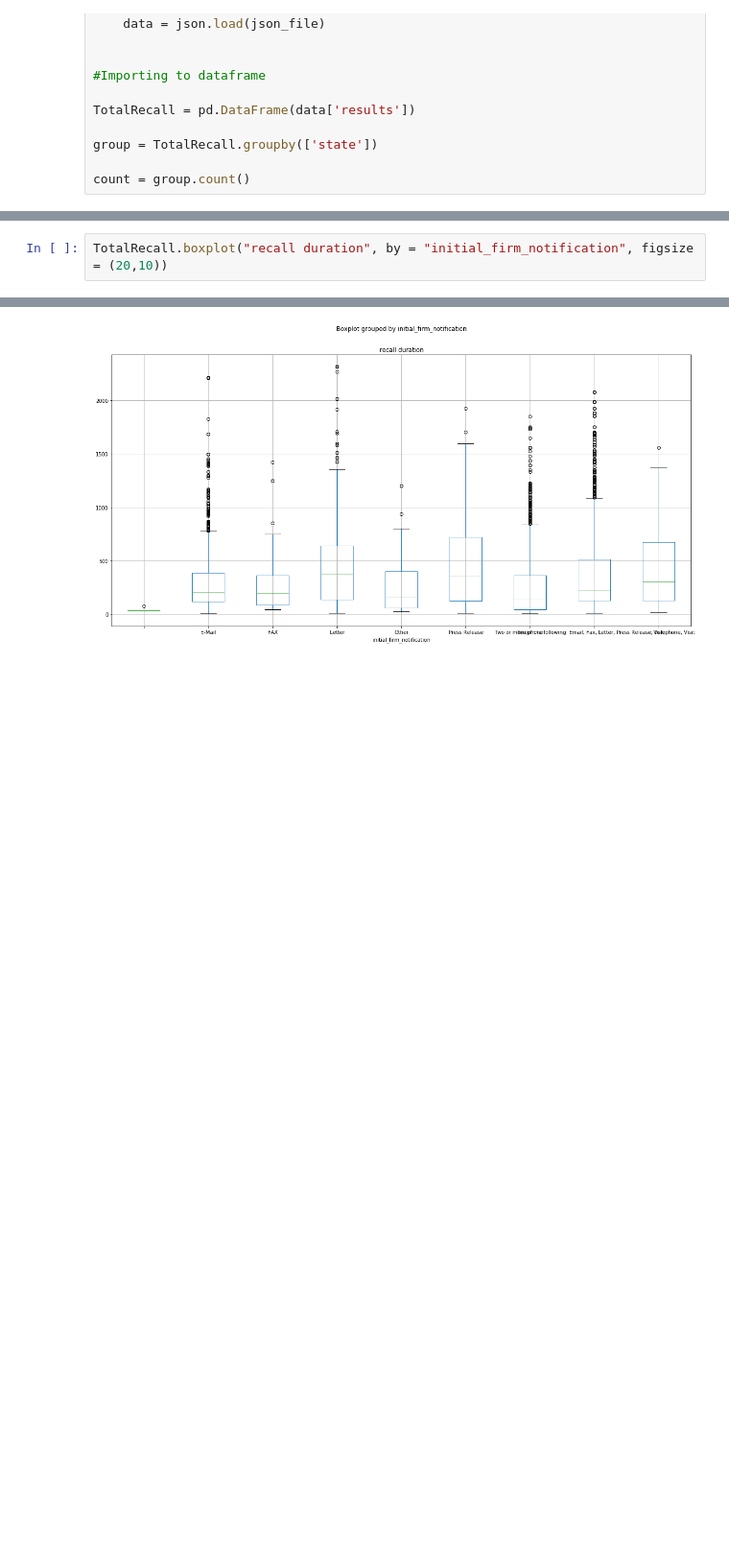
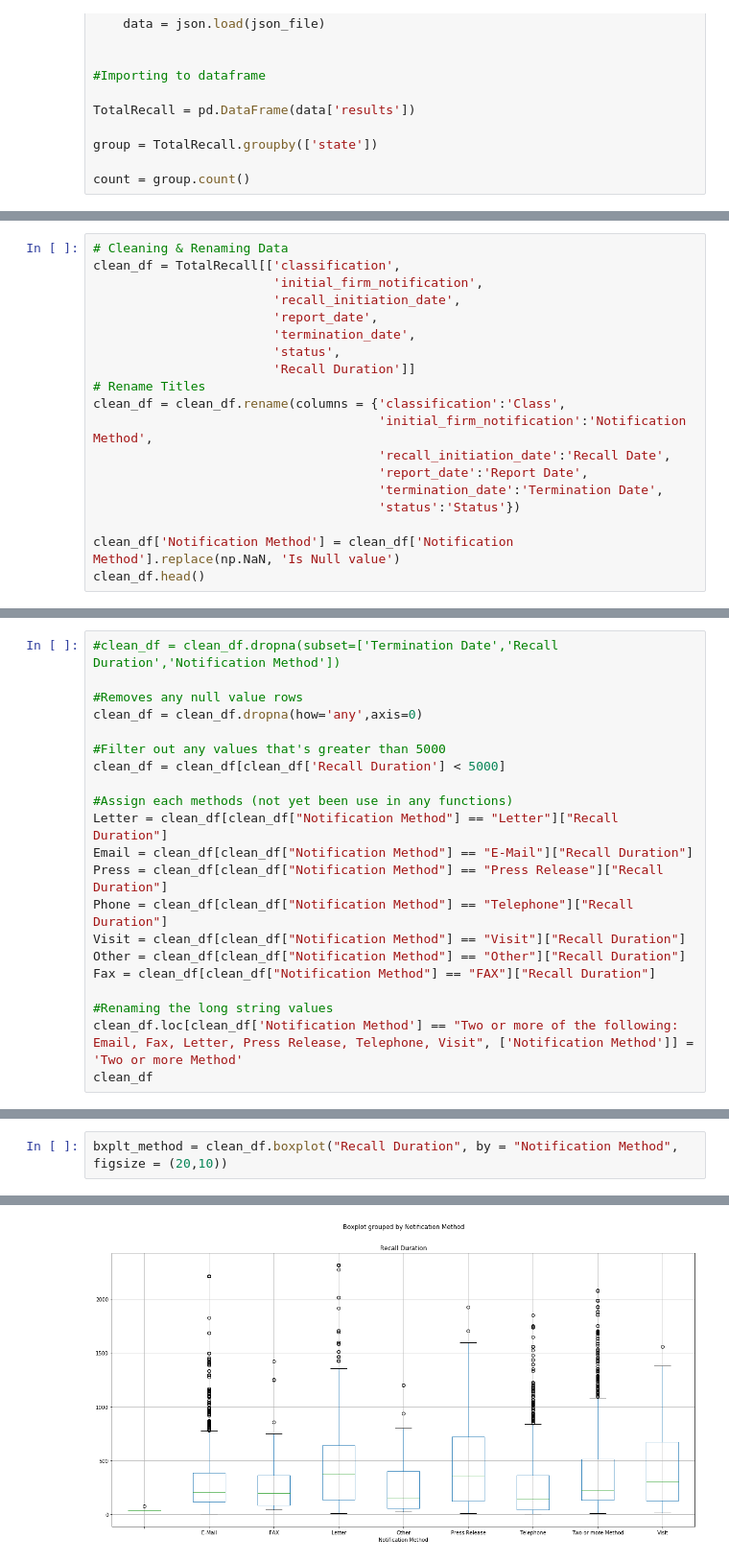
Before and after one commit to shuotang642/Group-2-Project-1, a Jupyter notebook: FDA.ipynb, the cells around one changed output, grey strips where cells are left out. Shown: that part at 96% size. Cells and saved outputs as stored; diff of their text form; blank space fills up the shorter version.

```diff
--- a/FDA.ipynb
+++ b/FDA.ipynb
@@ -48,0 +42,19 @@ Fax = TotalRecall[TotalRecall["initial_firm_notification"] == "FAX"]["recall dur
+# %%
+# Cleaning & Renaming Data
+clean_df = TotalRecall[['classification',
+                        'initial_firm_notification',
+                        'recall_initiation_date',
+                        'report_date',
+                        'termination_date',
+                        'status',
+                        'Recall Duration']]
+# Rename Titles
+clean_df = clean_df.rename(columns = {'classification':'Class',
+                                      'initial_firm_notification':'Notification Method',
+                                      'recall_initiation_date':'Recall Date',
+                                      'report_date':'Report Date',
+                                      'termination_date':'Termination Date',
+                                      'status':'Status'})
+
+clean_df['Notification Method'] = clean_df['Notification Method'].replace(np.NaN, 'Is Null value')
+clean_df.head()
@@ -48,0 +68,21 @@ Fax = TotalRecall[TotalRecall["initial_firm_notification"] == "FAX"]["recall dur
+# %%
+#clean_df = clean_df.dropna(subset=['Termination Date','Recall Duration','Notification Method'])
+
+#Removes any null value rows
+clean_df = clean_df.dropna(how='any',axis=0)
+
+#Filter out any values that's greater than 5000
+clean_df = clean_df[clean_df['Recall Duration'] < 5000]
+
+#Assign each methods (not yet been use in any functions)
+Letter = clean_df[clean_df["Notification Method"] == "Letter"]["Recall Duration"]
+Email = clean_df[clean_df["Notification Method"] == "E-Mail"]["Recall Duration"]
+Press = clean_df[clean_df["Notification Method"] == "Press Release"]["Recall Duration"]
+Phone = clean_df[clean_df["Notification Method"] == "Telephone"]["Recall Duration"]
+Visit = clean_df[clean_df["Notification Method"] == "Visit"]["Recall Duration"]
+Other = clean_df[clean_df["Notification Method"] == "Other"]["Recall Duration"]
+Fax = clean_df[clean_df["Notification Method"] == "FAX"]["Recall Duration"]
+
+#Renaming the long string values
+clean_df.loc[clean_df['Notification Method'] == "Two or more of the following: Email, Fax, Letter, Press Release, Telephone, Visit", ['Notification Method']] = 'Two or more Method'
+clean_df
@@ -49,3 +103,3 @@ Fax = TotalRecall[TotalRecall["initial_firm_notification"] == "FAX"]["recall dur
 # %%
-TotalRecall.boxplot("recall duration", by = "initial_firm_notification", figsize = (20,10))
+bxplt_method = clean_df.boxplot("Recall Duration", by = "Notification Method", figsize = (20,10))
 # %% [output]
@@ -53 +106 @@ TotalRecall.boxplot("recall duration", by = "initial_firm_notification", figsize
-[figure, old version]
+[figure, new version]
```
Also changed, not shown: parts of 14 cells of this notebook.
